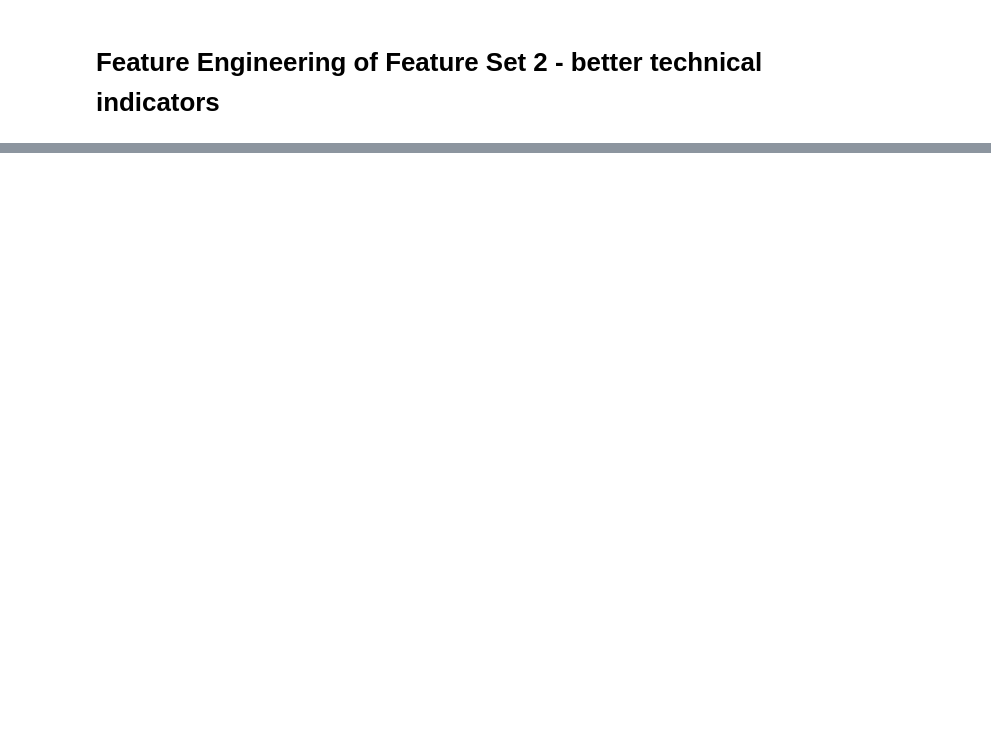
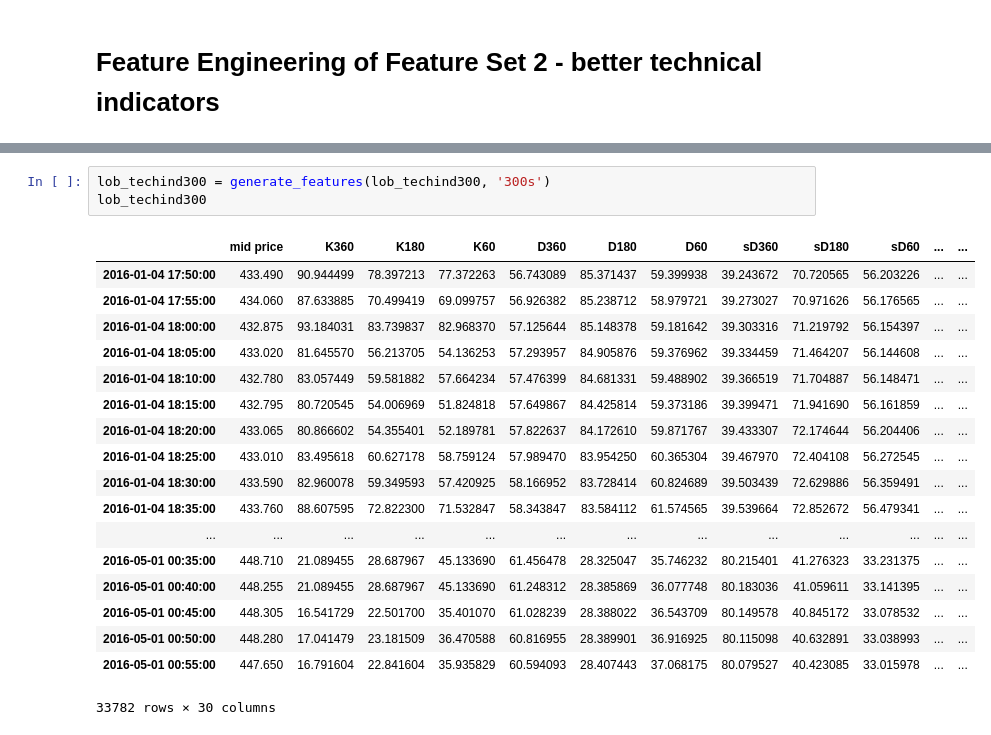
Before and after one commit to Lucsanszky/btc-price-prediction, a Jupyter notebook: data-collection/feature-engineering.ipynb, the cells around one changed output, grey strips where cells are left out. Cells and saved outputs as stored; diff of their text form; blank space fills up the shorter version.

```diff
--- a/data-collection/feature-engineering.ipynb
+++ b/data-collection/feature-engineering.ipynb
@@ -178,0 +368,22 @@ lob_tech_features
+# %%
+lob_techind300 = generate_features(lob_techind300, '300s')
+lob_techind300
+# %% [output]
+|  | mid price | K360 | K180 | K60 | D360 | D180 | D60 | sD360 | sD180 | sD60 | ... | ... |
+| 2016-01-04 17:50:00 | 433.490 | 90.944499 | 78.397213 | 77.372263 | 56.743089 | 85.371437 | 59.399938 | 39.243672 | 70.720565 | 56.203226 | ... | ... |
+| 2016-01-04 17:55:00 | 434.060 | 87.633885 | 70.499419 | 69.099757 | 56.926382 | 85.238712 | 58.979721 | 39.273027 | 70.971626 | 56.176565 | ... | ... |
+| 2016-01-04 18:00:00 | 432.875 | 93.184031 | 83.739837 | 82.968370 | 57.125644 | 85.148378 | 59.181642 | 39.303316 | 71.219792 | 56.154397 | ... | ... |
+| 2016-01-04 18:05:00 | 433.020 | 81.645570 | 56.213705 | 54.136253 | 57.293957 | 84.905876 | 59.376962 | 39.334459 | 71.464207 | 56.144608 | ... | ... |
+| 2016-01-04 18:10:00 | 432.780 | 83.057449 | 59.581882 | 57.664234 | 57.476399 | 84.681331 | 59.488902 | 39.366519 | 71.704887 | 56.148471 | ... | ... |
+| 2016-01-04 18:15:00 | 432.795 | 80.720545 | 54.006969 | 51.824818 | 57.649867 | 84.425814 | 59.373186 | 39.399471 | 71.941690 | 56.161859 | ... | ... |
+| 2016-01-04 18:20:00 | 433.065 | 80.866602 | 54.355401 | 52.189781 | 57.822637 | 84.172610 | 59.871767 | 39.433307 | 72.174644 | 56.204406 | ... | ... |
+| 2016-01-04 18:25:00 | 433.010 | 83.495618 | 60.627178 | 58.759124 | 57.989470 | 83.954250 | 60.365304 | 39.467970 | 72.404108 | 56.272545 | ... | ... |
+| 2016-01-04 18:30:00 | 433.590 | 82.960078 | 59.349593 | 57.420925 | 58.166952 | 83.728414 | 60.824689 | 39.503439 | 72.629886 | 56.359491 | ... | ... |
+| 2016-01-04 18:35:00 | 433.760 | 88.607595 | 72.822300 | 71.532847 | 58.343847 | 83.584112 | 61.574565 | 39.539664 | 72.852672 | 56.479341 | ... | ... |
+| ... | ... | ... | ... | ... | ... | ... | ... | ... | ... | ... | ... | ... |
+| 2016-05-01 00:35:00 | 448.710 | 21.089455 | 28.687967 | 45.133690 | 61.456478 | 28.325047 | 35.746232 | 80.215401 | 41.276323 | 33.231375 | ... | ... |
+| 2016-05-01 00:40:00 | 448.255 | 21.089455 | 28.687967 | 45.133690 | 61.248312 | 28.385869 | 36.077748 | 80.183036 | 41.059611 | 33.141395 | ... | ... |
+| 2016-05-01 00:45:00 | 448.305 | 16.541729 | 22.501700 | 35.401070 | 61.028239 | 28.388022 | 36.543709 | 80.149578 | 40.845172 | 33.078532 | ... | ... |
+| 2016-05-01 00:50:00 | 448.280 | 17.041479 | 23.181509 | 36.470588 | 60.816955 | 28.389901 | 36.916925 | 80.115098 | 40.632891 | 33.038993 | ... | ... |
+| 2016-05-01 00:55:00 | 447.650 | 16.791604 | 22.841604 | 35.935829 | 60.594093 | 28.407443 | 37.068175 | 80.079527 | 40.423085 | 33.015978 | ... | ... |
+33782 rows × 30 columns
```
Also changed, not shown: parts of 22 cells of this notebook, 1 other file.
